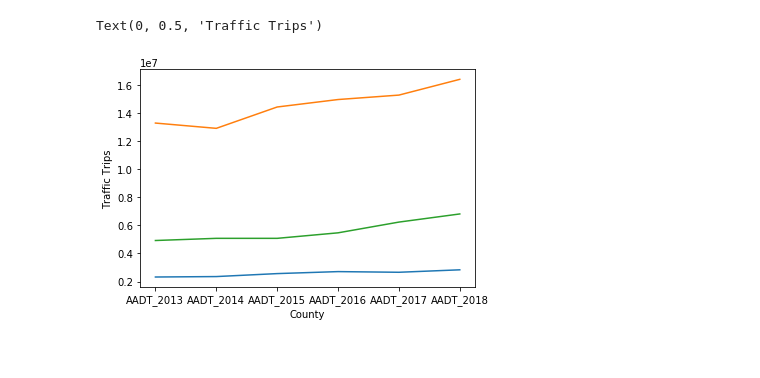
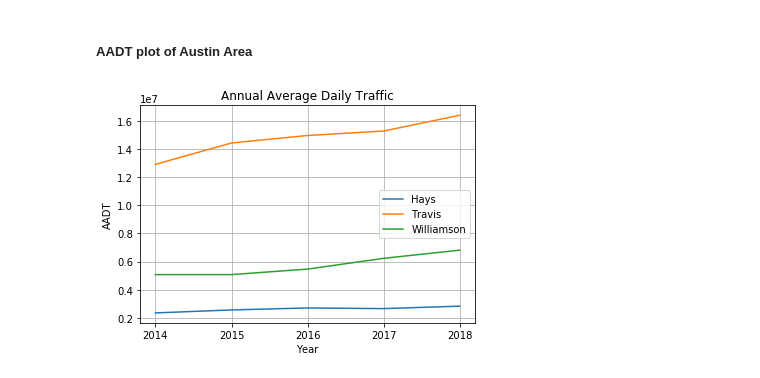
Before and after one commit to SaifeelMomin/Project1---Team_BigBend, a Jupyter notebook: Traffic.ipynb, the cells around one changed output. Saved outputs shown, nothing was run; the diff lists cells and outputs as text; code cells hidden in the pictures.

```diff
--- a/Traffic.ipynb
+++ b/Traffic.ipynb
@@ -31,6 +35,9 @@ for e in clean_txdot_data:
     AADT_2016.append(clean_txdot_data[count]["attributes"]["AADT_2016"])
     AADT_2017.append(clean_txdot_data[count]["attributes"]["AADT_2017"])
     AADT_2018.append(clean_txdot_data[count]["attributes"]["AADT_2018"])
+    T_FLAG.append(clean_txdot_data[count]["attributes"]["T_FLAG"])
+    x_loc.append(clean_txdot_data[count]["geometry"]["x"])
+    y_loc.append(clean_txdot_data[count]["geometry"]["y"])
     count += 1
 # %%
 tx_dot_df = pd.DataFrame({"City": city,
@@ -40,7 +47,10 @@ tx_dot_df = pd.DataFrame({"City": city,
                          "AADT_2015": AADT_2015,
                          "AADT_2016": AADT_2016,
                          "AADT_2017": AADT_2017,
-                         "AADT_2018": AADT_2018})
+                         "AADT_2018": AADT_2018,
+                         "T_FLAG": T_FLAG,
+                         "Longitude": x_loc,
+                         "Latitude": y_loc})
 # %%
 tx_dot_df
 # %% [output]
@@ -60,4 +187,11 @@ tx_dot_df
 # %%
-greater_austin_df = tx_dot_df.loc[tx_dot_df["City"] == "Austin"].groupby("County").sum().reset_index()
+greater_austin_df = tx_dot_df.loc[tx_dot_df["City"] == "Austin"].groupby("County").sum().reset_index()\
+                    .drop(columns=['AADT_2013','Longitude','Latitude'])\
+                    .rename(columns = {'AADT_2014':'2014',
+                                       'AADT_2015':'2015',
+                                       'AADT_2016':'2016',
+                                       'AADT_2017':'2017',
+                                       'AADT_2018':'2018'})
+
 greater_austin_df
 # %% [output]
@@ -76,6 +212,13 @@ greater_austin_df
 # %%
-austin_df = greater_austin_df.loc[greater_austin_df["County"].isin(["Hays","Travis","Williamson"])].set_index("County")
-austin_df.loc['Total']= austin_df.sum(numeric_only=True, axis=0)
+austin_df = greater_austin_df.loc[greater_austin_df["County"].isin(["Hays","Travis","Williamson"])]\
+            .set_index("County").rename(columns = {'AADT_2014':'2014',
+                                                  'AADT_2015':'2015',
+                                                  'AADT_2016':'2016',
+                                                  'AADT_2017':'2017',
+                                                  'AADT_2018':'201'})
+
+
+austin_df.loc['Total'] = austin_df.sum(numeric_only=True, axis=0)
 # %%
 austin_df
 # %% [output]
@@ -88,12 +231,17 @@ austin_df
+# %% [markdown]
+##### AADT plot of Austin Area
 # %%
 plt.plot(austin_df.columns, austin_df.loc["Hays"])
 plt.plot(austin_df.columns, austin_df.loc["Travis"])
 plt.plot(austin_df.columns, austin_df.loc["Williamson"])
 
 
-
-plt.xlabel("County")
-plt.ylabel("Traffic Trips")
+plt.xlabel("Year")
+plt.ylabel("AADT")
+plt.title("Annual Average Daily Traffic")
+plt.grid()
+plt.legend(["Hays","Travis","Williamson"])
+plt.savefig("AADT_austin_counties.png")
+plt.show()
 # %% [output]
-Text(0, 0.5, 'Traffic Trips')
-[figure, old version]
+[figure, new version]
```
Also changed, not shown: parts of 30 cells of this notebook, 5 other files.
